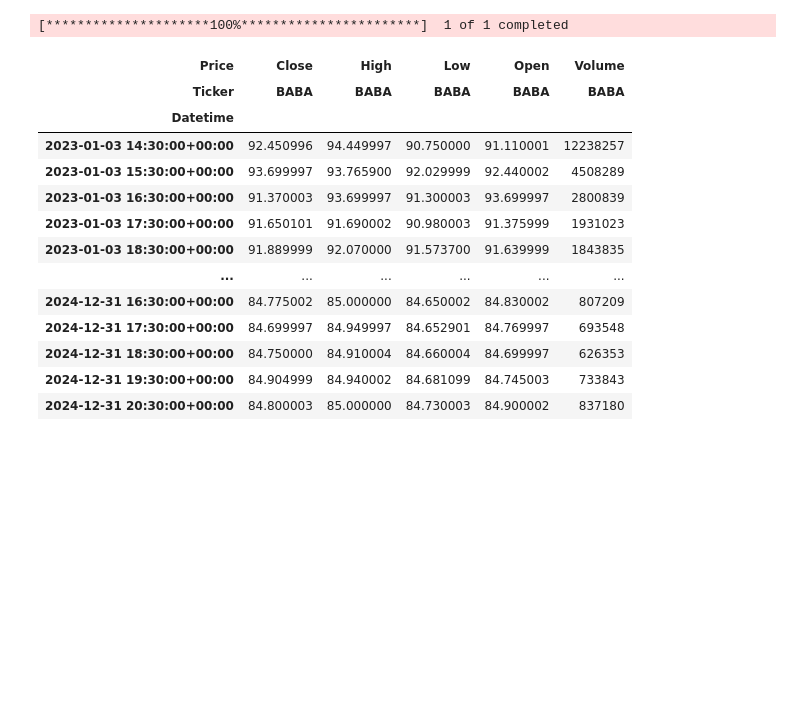
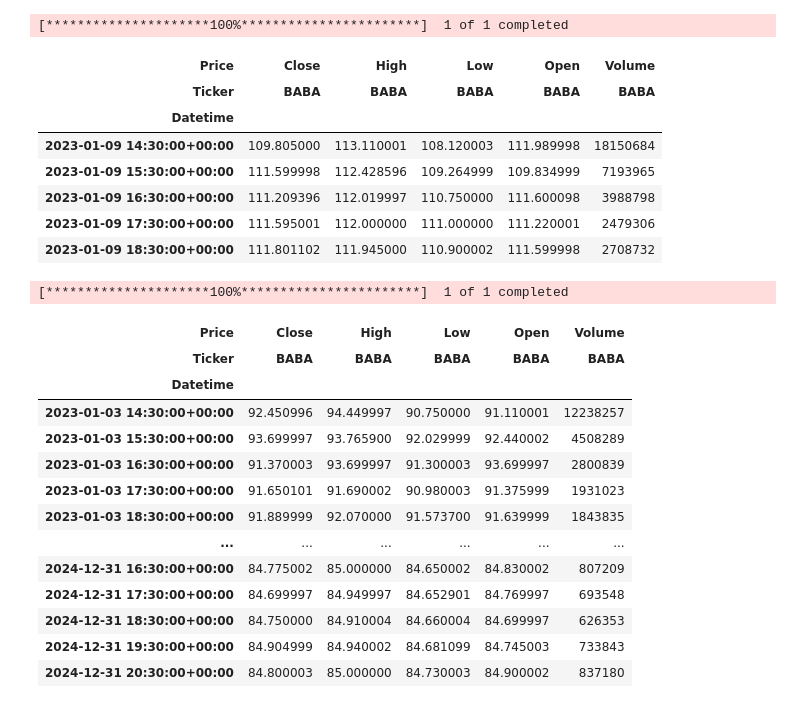
Before and after one commit to surak-alf/STOCK, a Jupyter notebook: notebooks/BABA_MEDIUM.ipynb, the cells around one changed output. Saved outputs shown, nothing was run; the diff lists cells and outputs as text; code cells hidden in the pictures; blank space fills up the shorter version.

```diff
--- a/notebooks/BABA_MEDIUM.ipynb
+++ b/notebooks/BABA_MEDIUM.ipynb
@@ -4,3 +16,18 @@ import matplotlib.pyplot as plt
+# %%
+baba_data = download_stock_data("BABA", "2y", "1h")
+# %% [output]
+[*********************100%***********************]  1 of 1 completed
+# %%
+baba_data.head()
+# %% [output]
+| Price | Close | High | Low | Open | Volume |
+| Ticker | BABA | BABA | BABA | BABA | BABA |
+| Datetime |  |  |  |  |  |
+| 2023-01-09 14:30:00+00:00 | 109.805000 | 113.110001 | 108.120003 | 111.989998 | 18150684 |
+| 2023-01-09 15:30:00+00:00 | 111.599998 | 112.428596 | 109.264999 | 109.834999 | 7193965 |
+| 2023-01-09 16:30:00+00:00 | 111.209396 | 112.019997 | 110.750000 | 111.600098 | 3988798 |
+| 2023-01-09 17:30:00+00:00 | 111.595001 | 112.000000 | 111.000000 | 111.220001 | 2479306 |
+| 2023-01-09 18:30:00+00:00 | 111.801102 | 111.945000 | 110.900002 | 111.599998 | 2708732 |
 # %%
 # Downloading BABA data for the past month with 2-minute intervals
 data = yf.download(
```
Also changed, not shown: parts of 2 cells of this notebook, 14 other files.
